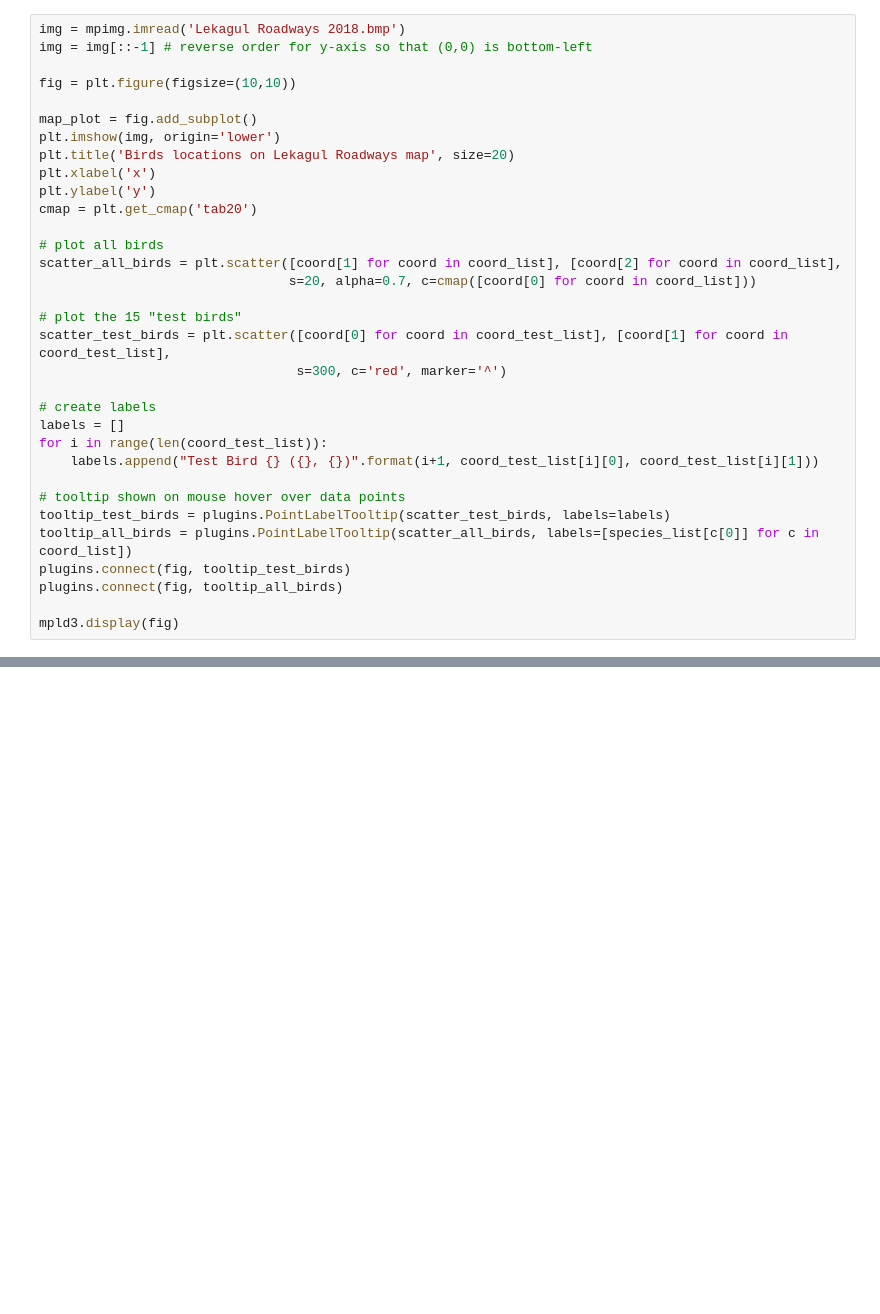
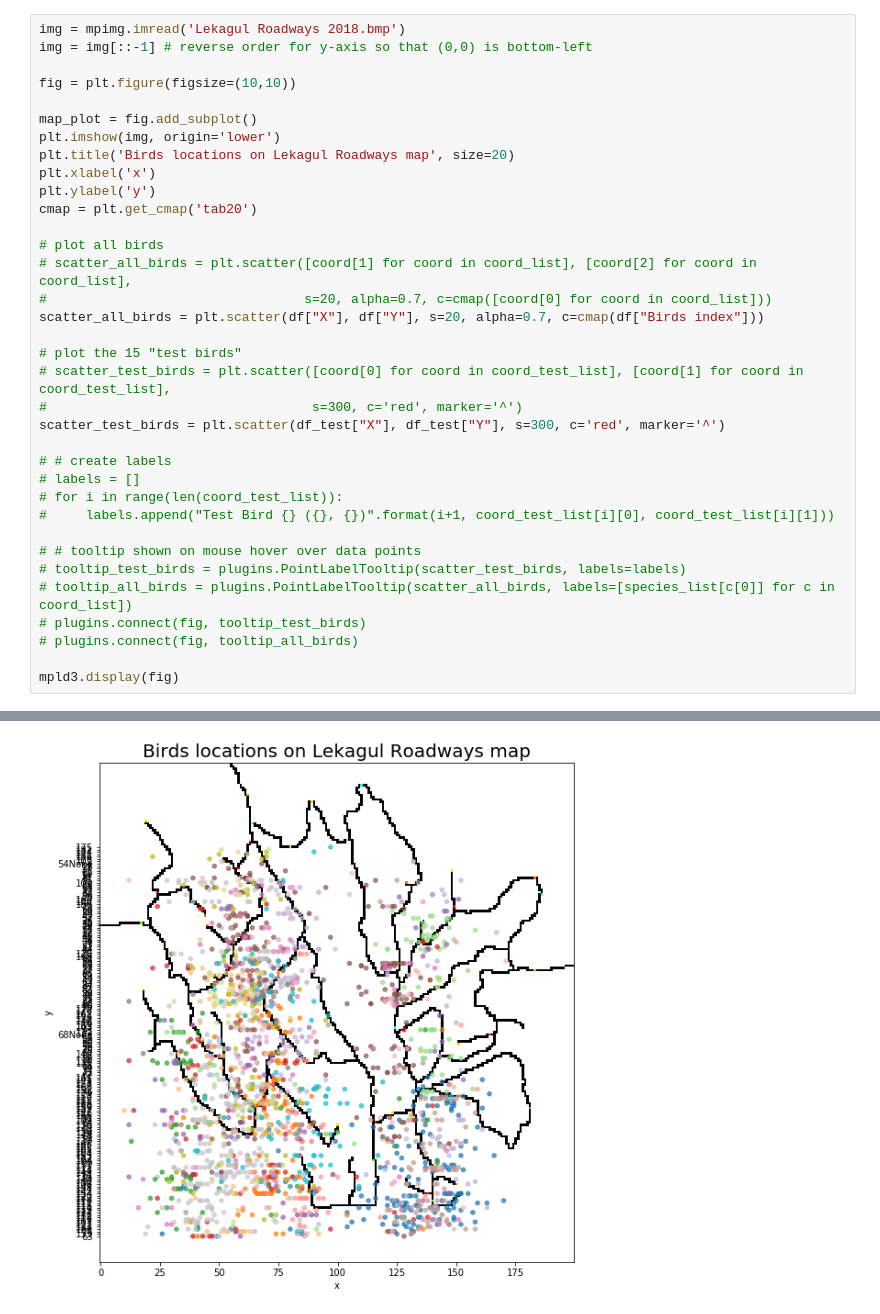
Before and after one commit to guillaumefrd/vast-challenge-2018-mc1, a Jupyter notebook: notebook-vast-challenge.ipynb, the cells around one changed output, grey strips where cells are left out. Saved outputs shown, nothing was run; the diff lists cells and outputs as text; blank space fills up the shorter version.

```diff
--- a/notebook-vast-challenge.ipynb
+++ b/notebook-vast-challenge.ipynb
@@ -53,23 +65,25 @@ plt.ylabel('y')
 cmap = plt.get_cmap('tab20')
 
 # plot all birds
-scatter_all_birds = plt.scatter([coord[1] for coord in coord_list], [coord[2] for coord in coord_list],
-                                s=20, alpha=0.7, c=cmap([coord[0] for coord in coord_list]))
+# scatter_all_birds = plt.scatter([coord[1] for coord in coord_list], [coord[2] for coord in coord_list],
+#                                 s=20, alpha=0.7, c=cmap([coord[0] for coord in coord_list]))
+scatter_all_birds = plt.scatter(df["X"], df["Y"], s=20, alpha=0.7, c=cmap(df["Birds index"]))
 
 # plot the 15 "test birds"
-scatter_test_birds = plt.scatter([coord[0] for coord in coord_test_list], [coord[1] for coord in coord_test_list],
-                                 s=300, c='red', marker='^')
+# scatter_test_birds = plt.scatter([coord[0] for coord in coord_test_list], [coord[1] for coord in coord_test_list],
+#                                  s=300, c='red', marker='^')
+scatter_test_birds = plt.scatter(df_test["X"], df_test["Y"], s=300, c='red', marker='^')
 
-# create labels
-labels = []
-for i in range(len(coord_test_list)):
-    labels.append("Test Bird {} ({}, {})".format(i+1, coord_test_list[i][0], coord_test_list[i][1]))
+# # create labels
+# labels = []
+# for i in range(len(coord_test_list)):
+#     labels.append("Test Bird {} ({}, {})".format(i+1, coord_test_list[i][0], coord_test_list[i][1]))
 
-# tooltip shown on mouse hover over data points
-tooltip_test_birds = plugins.PointLabelTooltip(scatter_test_birds, labels=labels)
-tooltip_all_birds = plugins.PointLabelTooltip(scatter_all_birds, labels=[species_list[c[0]] for c in coord_list])
-plugins.connect(fig, tooltip_test_birds)
-plugins.connect(fig, tooltip_all_birds)
+# # tooltip shown on mouse hover over data points
+# tooltip_test_birds = plugins.PointLabelTooltip(scatter_test_birds, labels=labels)
+# tooltip_all_birds = plugins.PointLabelTooltip(scatter_all_birds, labels=[species_list[c[0]] for c in coord_list])
+# plugins.connect(fig, tooltip_test_birds)
+# plugins.connect(fig, tooltip_all_birds)
 
 mpld3.display(fig)
 # %% [output]
@@ -76,0 +91 @@ mpld3.display(fig)
+[figure, added]
```
Also changed, not shown: parts of 4 cells of this notebook.
